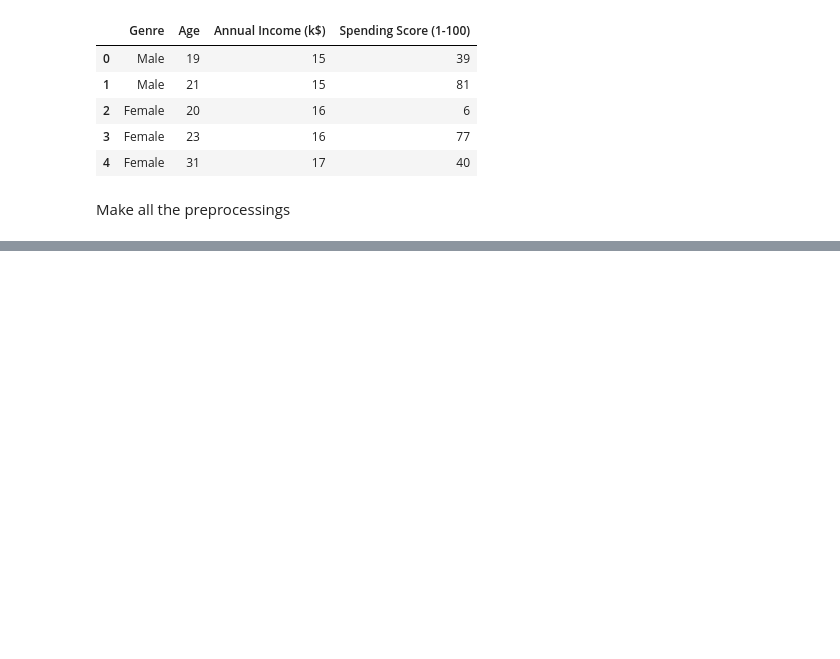
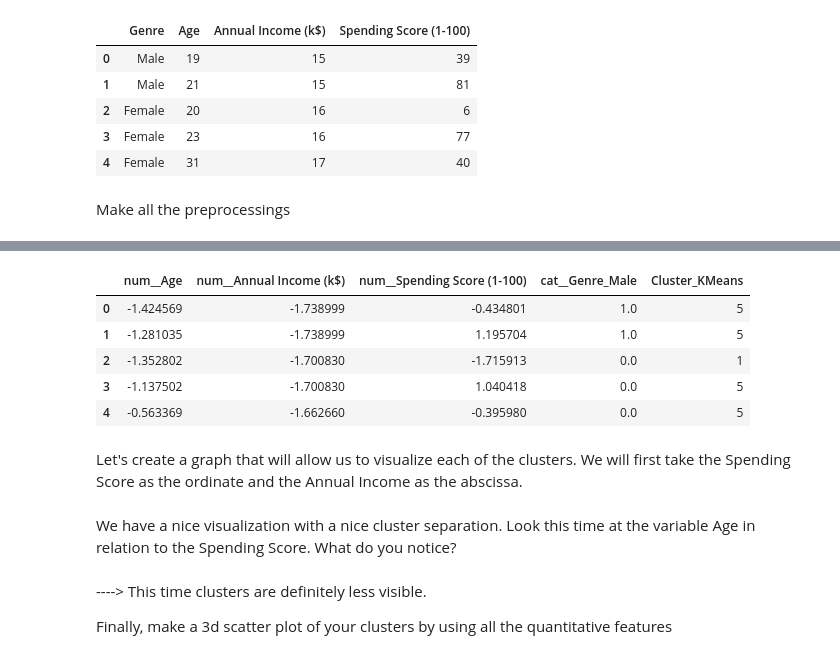
Before and after one commit to msche81/2-Jedha_Fullstack, a Jupyter notebook: 7_unsupervised_machine_learning/1_KMeans/1-2_Know_your_customers_KMeans.ipynb, the cells around one changed output, grey strips where cells are left out. Cells and saved outputs as stored; diff of their text form; code cells hidden in the pictures; blank space fills up the shorter version.

```diff
--- a/7_unsupervised_machine_learning/1_KMeans/1-2_Know_your_customers_KMeans.ipynb
+++ b/7_unsupervised_machine_learning/1_KMeans/1-2_Know_your_customers_KMeans.ipynb
@@ -108,0 +232,15 @@ preprocessor = Column
+# %%
+# Ajouter la colonne 'Cluster_KMeans' avec les prédictions du modèle KMeans
+dataset_cleaned['Cluster_KMeans'] = kmeans.predict(dataset_cleaned)
+
+# Afficher les premières lignes du DataFrame mis à jour
+dataset_cleaned.head()
+# %% [output]
+|  | num__Age | num__Annual Income (k$) | num__Spending Score (1-100) | cat__Genre_Male | Cluster_KMeans |
+| 0 | -1.424569 | -1.738999 | -0.434801 | 1.0 | 5 |
+| 1 | -1.281035 | -1.738999 | 1.195704 | 1.0 | 5 |
+| 2 | -1.352802 | -1.700830 | -1.715913 | 0.0 | 1 |
+| 3 | -1.137502 | -1.700830 | 1.040418 | 0.0 | 5 |
+| 4 | -0.563369 | -1.662660 | -0.395980 | 0.0 | 5 |
+# %% [markdown]
+Let's create a graph that will allow us to visualize each of the clusters. We will first take the Spending Score as the ordinate and the Annual Income as the abscissa.
@@ -108,0 +259,2 @@ preprocessor = Column
+# %% [markdown]
+We have a nice visualization with a nice cluster separation. Look this time at the variable Age in relation to the Spending Score. What do you notice?
@@ -108,0 +273,4 @@ preprocessor = Column
+# %% [markdown]
+----> This time clusters are definitely less visible.
+
+Finally, make a 3d scatter plot of your clusters by using all the quantitative features
```
Also changed, not shown: parts of 13 cells of this notebook.
